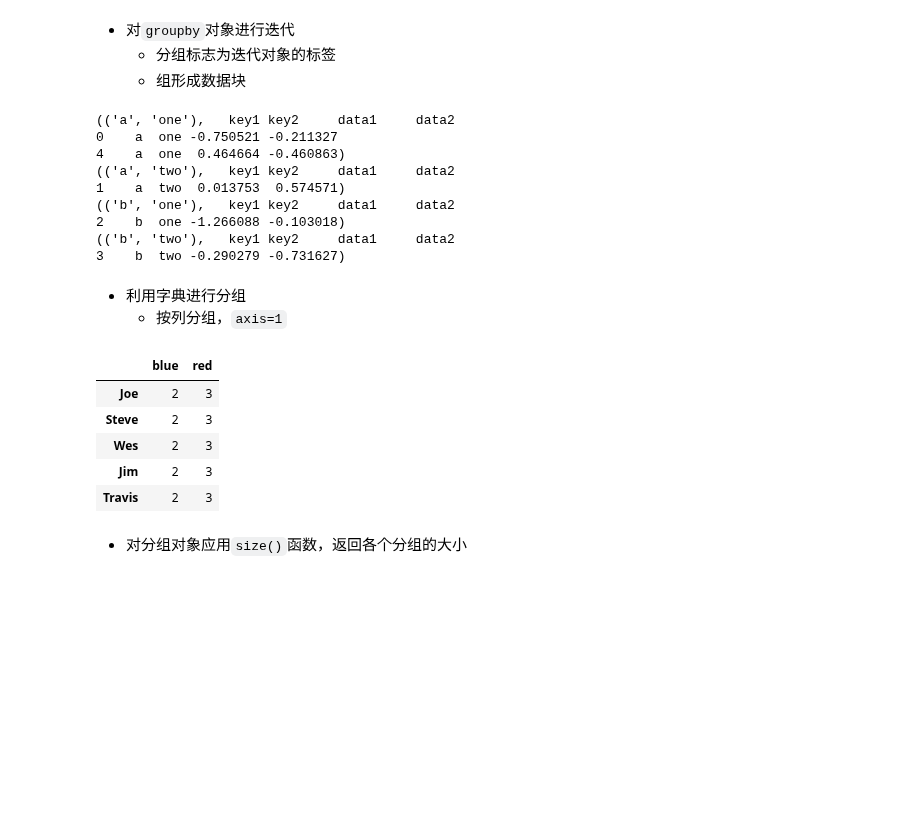
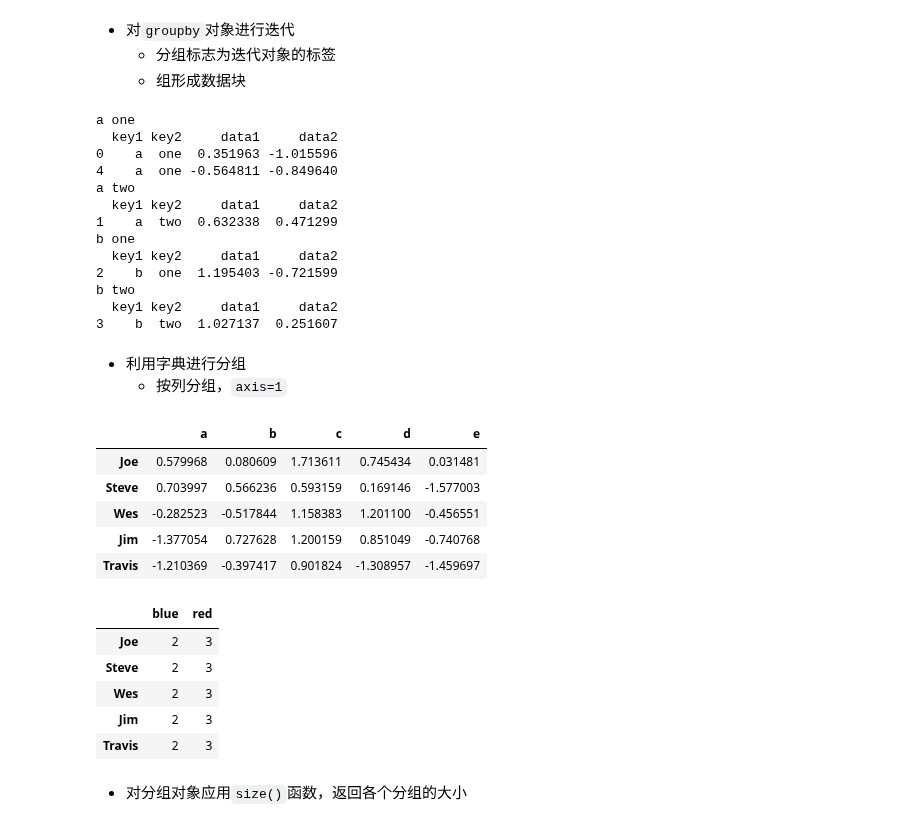
Before and after one commit to christinemu/biz-mining, a Jupyter notebook: DataExplore.ipynb, the cells around one changed output. Saved outputs shown, nothing was run; the diff lists cells and outputs as text; code cells hidden in the pictures; blank space fills up the shorter version.

Commit message:
DataExplore220328

```diff
--- a/DataExplore.ipynb
+++ b/DataExplore.ipynb
@@ -1434,35 +1727,46 @@ grouped
     + 分组标志为迭代对象的标签
     + 组形成数据块
 # %%
-for each in grouped:
-    print(each)
-# for (label1, label2), group in grouped:
-#     print(label1, label2)
-#     print(group)
+# for each in grouped:
+#     print(each)
+for (label1, label2), group in grouped:
+    print(label1, label2)
+    print(group)
 # %% [output]
-(('a', 'one'),   key1 key2     data1     data2
-0    a  one -0.750521 -0.211327
-4    a  one  0.464664 -0.460863)
-(('a', 'two'),   key1 key2     data1     data2
-1    a  two  0.013753  0.574571)
-(('b', 'one'),   key1 key2     data1     data2
-2    b  one -1.266088 -0.103018)
-(('b', 'two'),   key1 key2     data1     data2
-3    b  two -0.290279 -0.731627)
+a one
+  key1 key2     data1     data2
+0    a  one  0.351963 -1.015596
+4    a  one -0.564811 -0.849640
+a two
+  key1 key2     data1     data2
+1    a  two  0.632338  0.471299
+b one
+  key1 key2     data1     data2
+2    b  one  1.195403 -0.721599
+b two
+  key1 key2     data1     data2
+3    b  two  1.027137  0.251607
 # %% [markdown]
 - 利用字典进行分组
     + 按列分组，`axis=1`
 # %%
 people = pd.DataFrame(np.random.randn(5, 5), columns=['a', 'b', 'c', 'd', 'e'],  index=['Joe', 'Steve', 'Wes', 'Jim', 'Travis'])
+people
 mapping = {'a': 'red', 'b': 'red', 'c': 'blue', 'd': 'blue', 'e': 'red', 'f' : 'orange'}
 people.groupby(mapping, axis=1).count()
 # %% [output]
-|  | blue | red |
-| Joe | 2 | 3 |
-| Steve | 2 | 3 |
-| Wes | 2 | 3 |
-| Jim | 2 | 3 |
-| Travis | 2 | 3 |
+|  | a | b | c | d | e |
+| Joe | 0.579968 | 0.080609 | 1.713611 | 0.745434 | 0.031481 |
+| Steve | 0.703997 | 0.566236 | 0.593159 | 0.169146 | -1.577003 |
+| Wes | -0.282523 | -0.517844 | 1.158383 | 1.201100 | -0.456551 |
+| Jim | -1.377054 | 0.727628 | 1.200159 | 0.851049 | -0.740768 |
+| Travis | -1.210369 | -0.397417 | 0.901824 | -1.308957 | -1.459697 |
+|  | blue | red |
+| Joe | 2 | 3 |
+| Steve | 2 | 3 |
+| Wes | 2 | 3 |
+| Jim | 2 | 3 |
+| Travis | 2 | 3 |
 # %% [markdown]
 - 对分组对象应用`size()`函数，返回各个分组的大小
 # %%
```
Also changed, not shown: parts of 85 cells of this notebook.
